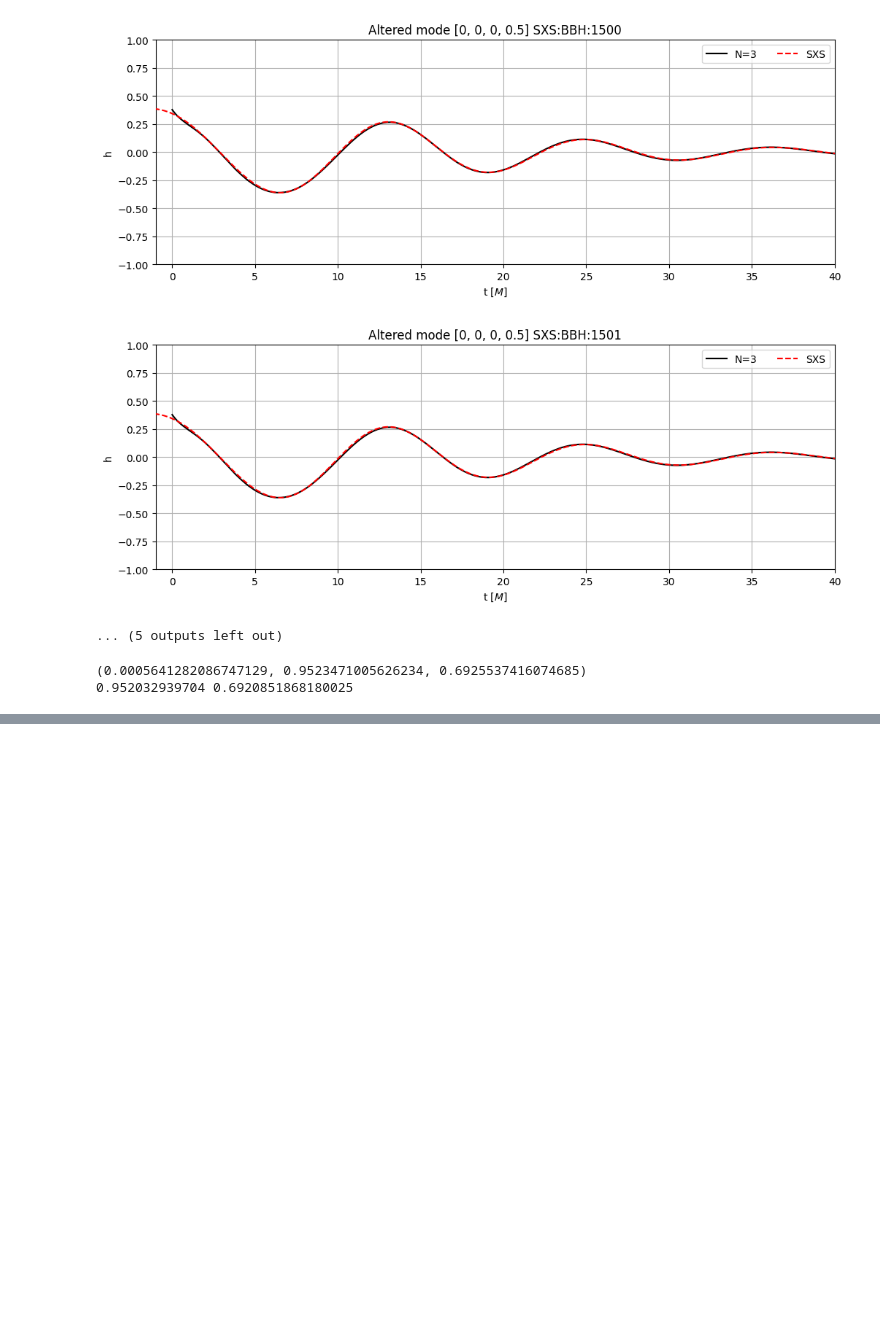
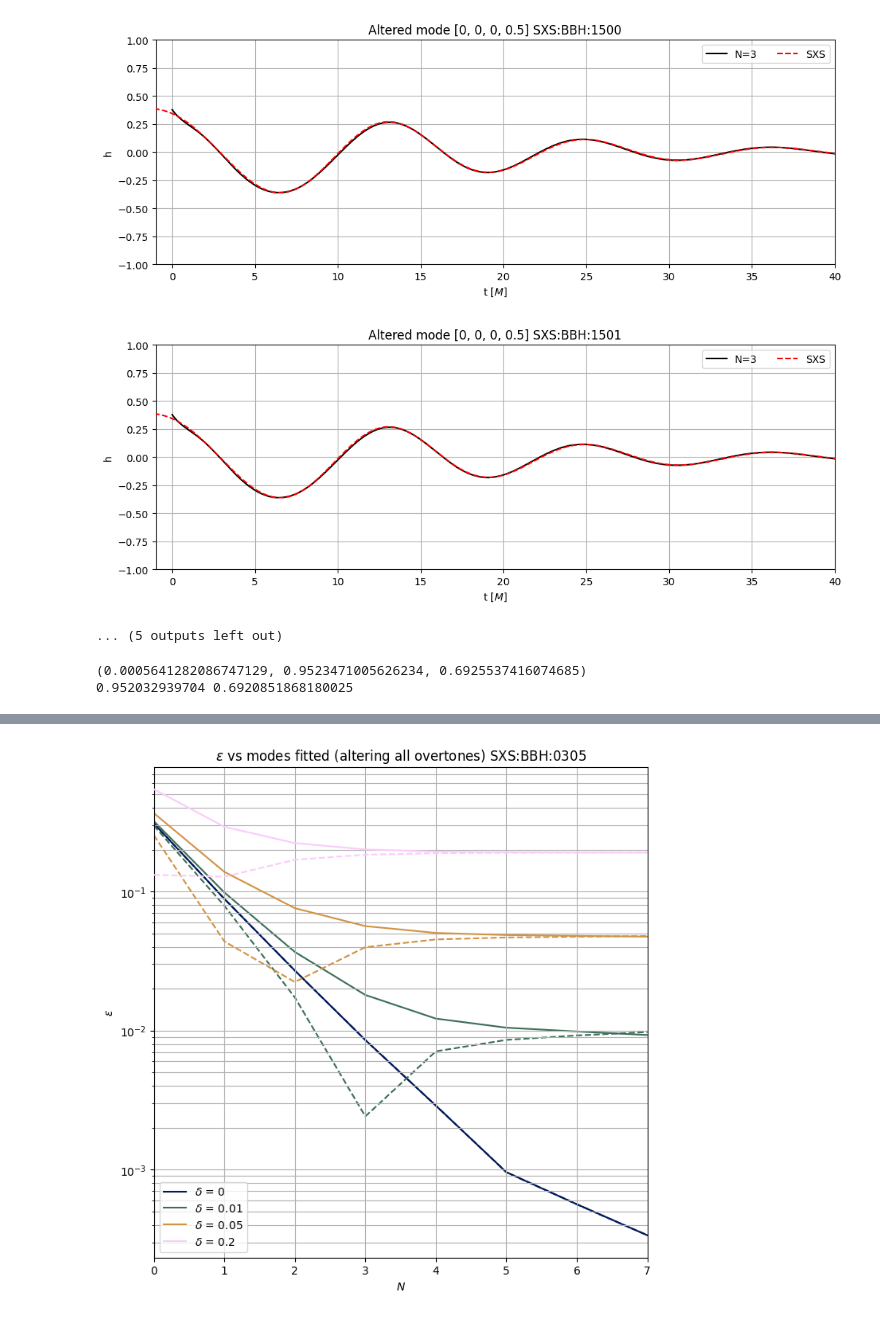
Before and after one commit to Stufffffs/qnmovertoneplots, a Jupyter notebook: overtonedelta.ipynb, the cells around one changed output, grey strips where cells are left out. Drawn from its saved outputs; the diff is of its cells as text; code cells hidden in the pictures; blank space fills up the shorter version.

Commit message:
Added combined mismatch plots and epsilon plots.

```diff
--- a/overtonedelta.ipynb
+++ b/overtonedelta.ipynb
@@ -33,7 +33,7 @@ qnmfits.download_cook_data()
 
 
 sims = []
-ids = [305, 1475, 1476, 1477, 1481, 1492, 1495, 1497, 1499, 1500, 1501, 1502, 1503, 1506, 1507, 1509]
+ids = [305]#, 1475, 1476, 1477, 1481, 1492, 1495, 1497, 1499, 1500, 1501, 1502, 1503, 1506, 1507, 1509]
 for id in ids:
     sims.append(qnmfits.SXS(ID=id, zero_time=(2,2)))
 
@@ -208,0 +176,10 @@ print(sim.Mf,sim.chif_mag)
+# %%
+k = 3
+d = [0.01,0.05,0.20]
+
+for i in range(k):
+    for nm in range(1, k+1):
+        zeros = np.zeros(k)
+        zeros[-nm] = d[i]
+        deltas = zeros
+        print(deltas)
@@ -208,0 +196,66 @@ print(sim.Mf,sim.chif_mag)
+# %%
+for (sim,ind) in zip(sims,ids):
+    fig, ax = plt.subplots(figsize=(8,8))
+    d = [0,0.01,0.05,0.20]
+    N = np.arange(k)
+
+    colors = cm.batlow(np.linspace(0,1,len(d)))
+
+    # Plot the +delta case
+    for i,delta in enumerate(d):
+        epsilons = []
+        for k in range(1,9):
+            #zeros = np.zeros(k)
+            #zeros[-1] = delta
+            #deltas = zeros
+            deltas = [delta]*k
+            modes = [(2,2,n,1) for n in range(k)]
+            eps = qnmfits.calculate_epsilon_delta(
+                        sim.times,
+                        sim.h[2,2],
+                        modes,
+                        Mf=sim.Mf,
+                        chif=sim.chif_mag,
+                        t0=0,
+                        deltas=deltas
+                    )
+            print(deltas,eps[0])
+            epsilons.append(eps[0])
+
+        ax.plot(N,epsilons,label=r'$\delta$ = ' + str(delta),color=colors[i],zorder=i)
+
+
+    # Plot the -delta case
+    for i,delta in enumerate(d):
+        epsilons = []
+        for k in range(1,9):
+            #zeros = np.zeros(k)
+            #zeros[-1] = delta
+            #deltas = zeros
+            deltas = [-delta]*k
+            modes = [(2,2,n,1) for n in range(k)]
+            eps = qnmfits.calculate_epsilon_delta(
+                        sim.times,
+                        sim.h[2,2],
+                        modes,
+                        Mf=sim.Mf,
+                        chif=sim.chif_mag,
+                        t0=0,
+                        deltas=deltas
+                    )
+            print(deltas,eps[0])
+            epsilons.append(eps[0])
+
+        ax.plot(N,epsilons,linestyle='--',color=colors[i],zorder=i)
+
+
+
+    ax.grid(which='both')
+    ax.set_title(r'$\epsilon$ vs modes fitted (altering all overtones)' + ' SXS:BBH:' + f'{ind:04}')
+    ax.set_xlabel(r'$N$')
+    ax.set_ylabel(r'$\epsilon$')
+    ax.legend(loc='lower left')#,ncol=2)
+    ax.set_xlim(0,7)
+    #ax.set_ylim(-1,1)
+    ax.set_yscale('log')
+# %% [output]
@@ -208,0 +279 @@ print(sim.Mf,sim.chif_mag)
+[figure, added]
```
Also changed, not shown: parts of 8 cells of this notebook, 56 other files.
